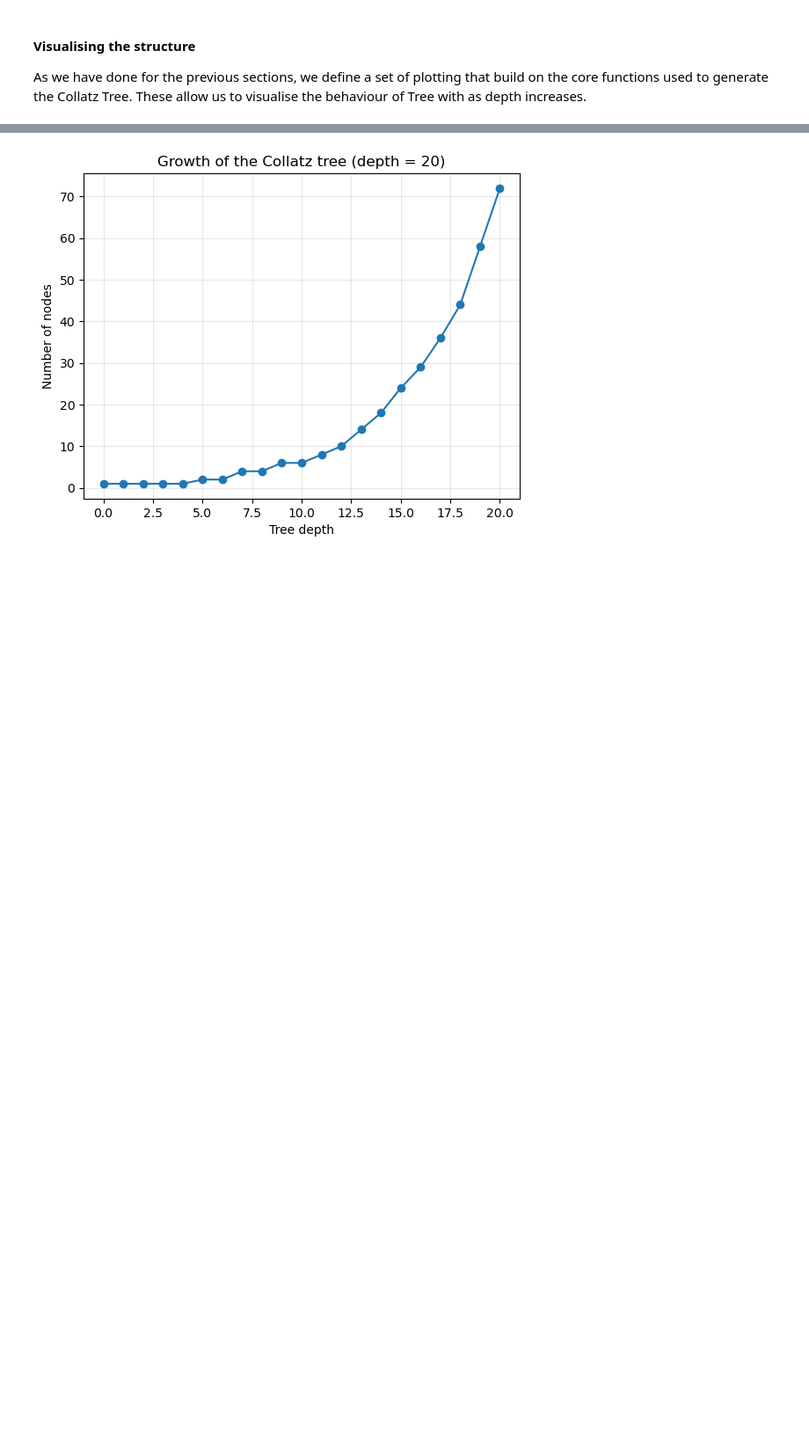
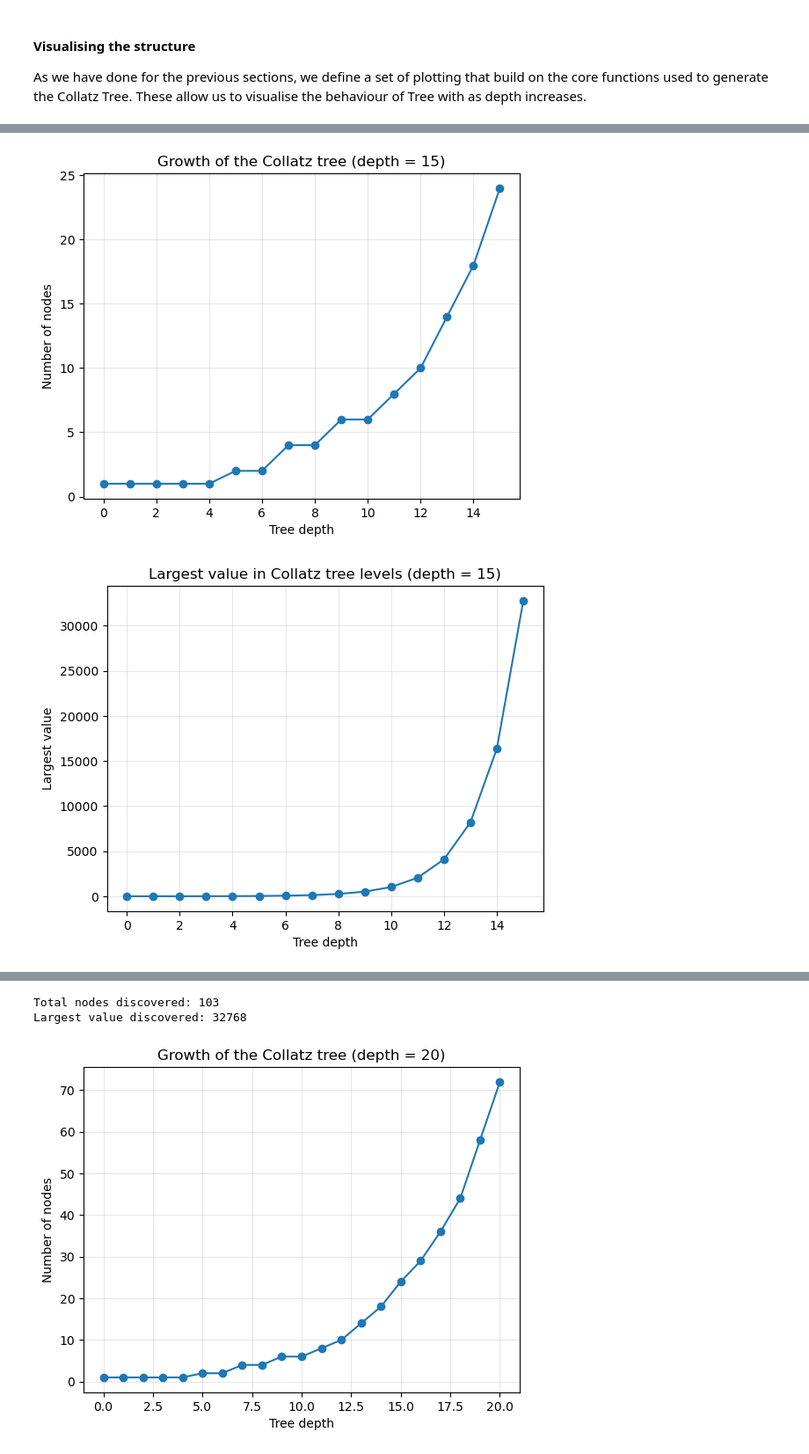
Before and after one commit to georgeramble/MATH2002-Collatz-Investigation, a Jupyter notebook: collatz_investigation.ipynb, the cells around one changed output, grey strips where cells are left out. Shown at 88% size. Saved outputs shown, nothing was run; the diff lists cells and outputs as text; code cells hidden in the pictures; blank space fills up the shorter version.

```diff
--- a/collatz_investigation.ipynb
+++ b/collatz_investigation.ipynb
@@ -669,0 +670,13 @@ Largest value discovered: 256
+# %%
+import section4_collatz_tree as s4
+
+depth = 15
+levels = tree_generator(depth)
+
+s4.plot_tree_growth(levels, depth)
+s4.plot_tree_max_values(levels, depth)
+s4.plot_tree_scatter(levels, depth)
+s4.tree_summary(levels)
+# %% [output]
+[figure, added]
+[figure, added]
@@ -670,3 +684,5 @@ Largest value discovered: 256
+Total nodes discovered: 103
+Largest value discovered: 32768
 # %%
 import section4_collatz_tree as s4
 
```
Also changed, not shown: parts of 3 cells of this notebook, 12 other files.
